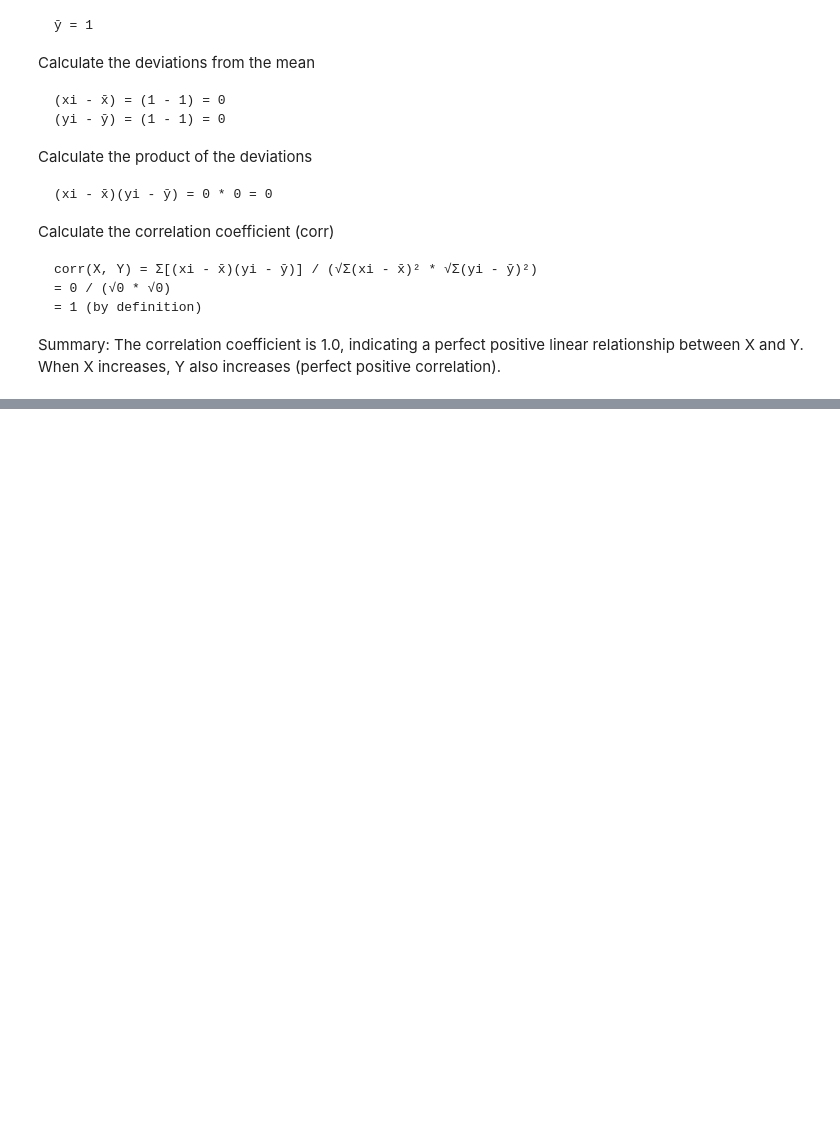
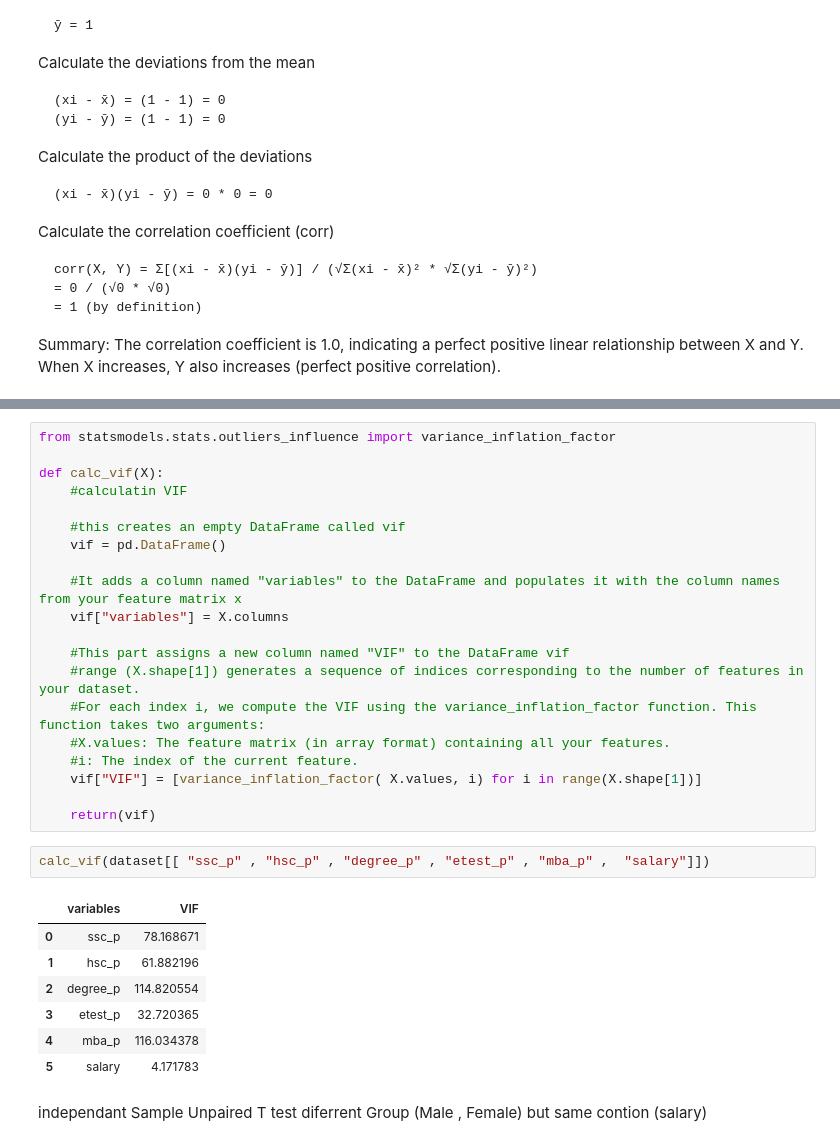
Before and after one commit to sharma-sha/Data-Science, a Jupyter notebook: Bivariate Analysis.ipynb, the cells around one changed output, grey strips where cells are left out. Cells and saved outputs as stored; diff of their text form; blank space fills up the shorter version.

```diff
--- a/Bivariate Analysis.ipynb
+++ b/Bivariate Analysis.ipynb
@@ -160,0 +187,33 @@ Summary:
+# %%
+from statsmodels.stats.outliers_influence import variance_inflation_factor
+
+def calc_vif(X):
+    #calculatin VIF
+
+    #this creates an empty DataFrame called vif
+    vif = pd.DataFrame()
+
+    #It adds a column named "variables" to the DataFrame and populates it with the column names from your feature matrix x
+    vif["variables"] = X.columns
+
+    #This part assigns a new column named "VIF" to the DataFrame vif
+    #range (X.shape[1]) generates a sequence of indices corresponding to the number of features in your dataset.
+    #For each index i, we compute the VIF using the variance_inflation_factor function. This function takes two arguments:
+    #X.values: The feature matrix (in array format) containing all your features.
+    #i: The index of the current feature.
+    vif["VIF"] = [variance_inflation_factor( X.values, i) for i in range(X.shape[1])]
+
+    return(vif)
+# %%
+calc_vif(dataset[[ "ssc_p" , "hsc_p" , "degree_p" , "etest_p" , "mba_p" ,  "salary"]])
+# %% [output]
+|  | variables | VIF |
+| 0 | ssc_p | 78.168671 |
+| 1 | hsc_p | 61.882196 |
+| 2 | degree_p | 114.820554 |
+| 3 | etest_p | 32.720365 |
+| 4 | mba_p | 116.034378 |
+| 5 | salary | 4.171783 |
+# %% [markdown]
+independant Sample Unpaired T test
+diferrent Group (Male , Female) but same contion (salary)
```
Also changed, not shown: parts of 16 cells of this notebook.
